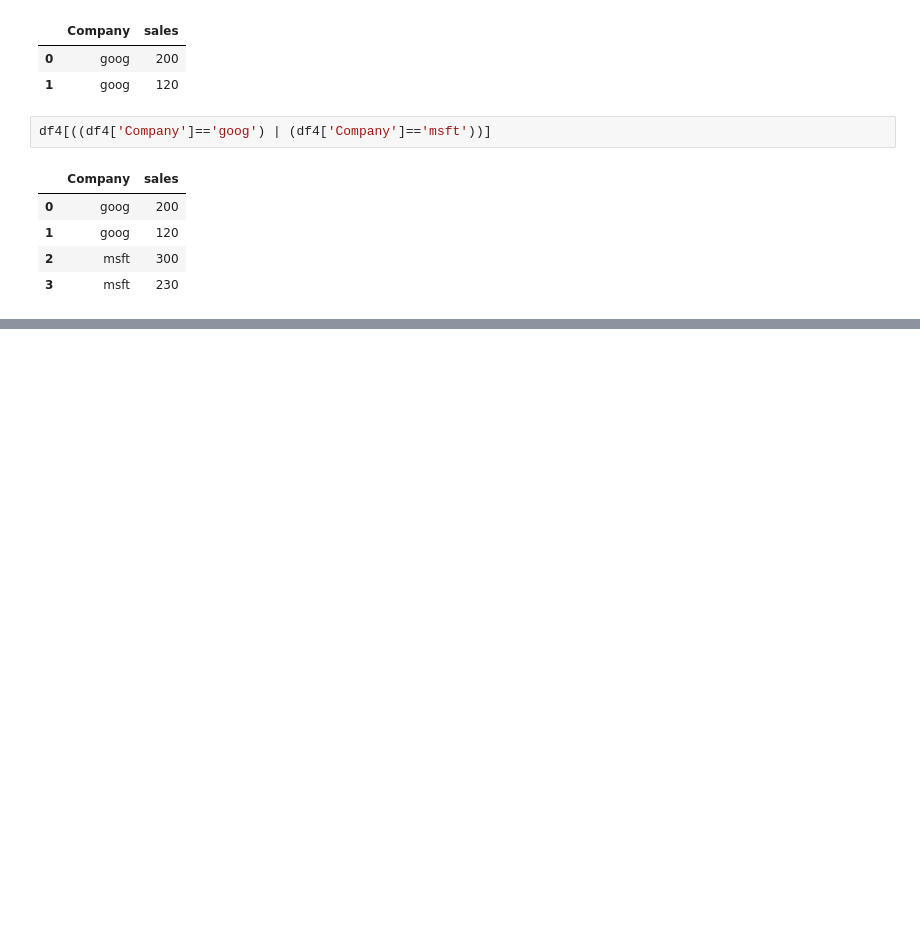
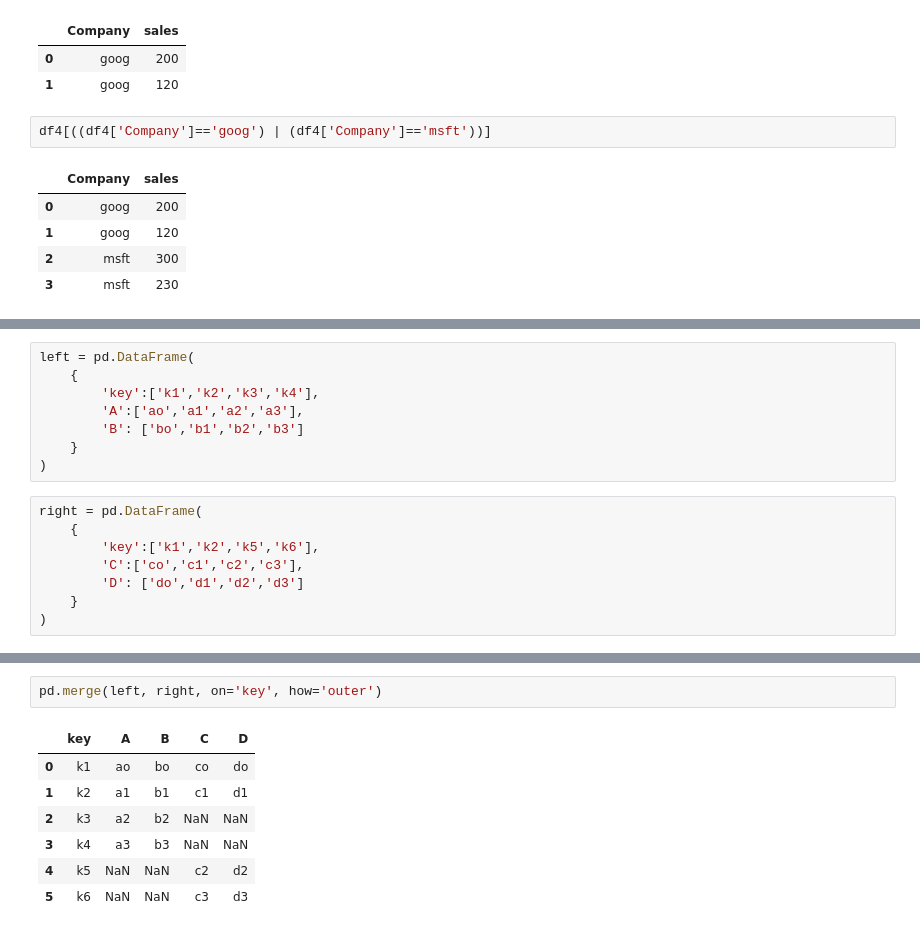
Before and after one commit to AlistairPereira/python-data-analysis-lab, a Jupyter notebook: notebooks/pandas_basics.ipynb, the cells around one changed output, grey strips where cells are left out. Saved outputs shown, nothing was run; the diff lists cells and outputs as text; blank space fills up the shorter version.

```diff
--- a/notebooks/pandas_basics.ipynb
+++ b/notebooks/pandas_basics.ipynb
@@ -705,0 +978,16 @@ df4[((df4['Company']=='goog') | (df4['Company']=='msft'))]
+# %%
+left = pd.DataFrame(
+    {
+        'key':['k1','k2','k3','k4'],
+        'A':['ao','a1','a2','a3'],
+        'B': ['bo','b1','b2','b3']
+    }
+)
+# %%
+right = pd.DataFrame(
+    {
+        'key':['k1','k2','k5','k6'],
+        'C':['co','c1','c2','c3'],
+        'D': ['do','d1','d2','d3']
+    }
+)
@@ -705,0 +1008,10 @@ df4[((df4['Company']=='goog') | (df4['Company']=='msft'))]
+# %%
+pd.merge(left, right, on='key', how='outer')
+# %% [output]
+|  | key | A | B | C | D |
+| 0 | k1 | ao | bo | co | do |
+| 1 | k2 | a1 | b1 | c1 | d1 |
+| 2 | k3 | a2 | b2 | NaN | NaN |
+| 3 | k4 | a3 | b3 | NaN | NaN |
+| 4 | k5 | NaN | NaN | c2 | d2 |
+| 5 | k6 | NaN | NaN | c3 | d3 |
```
Also changed, not shown: parts of 52 cells of this notebook.
